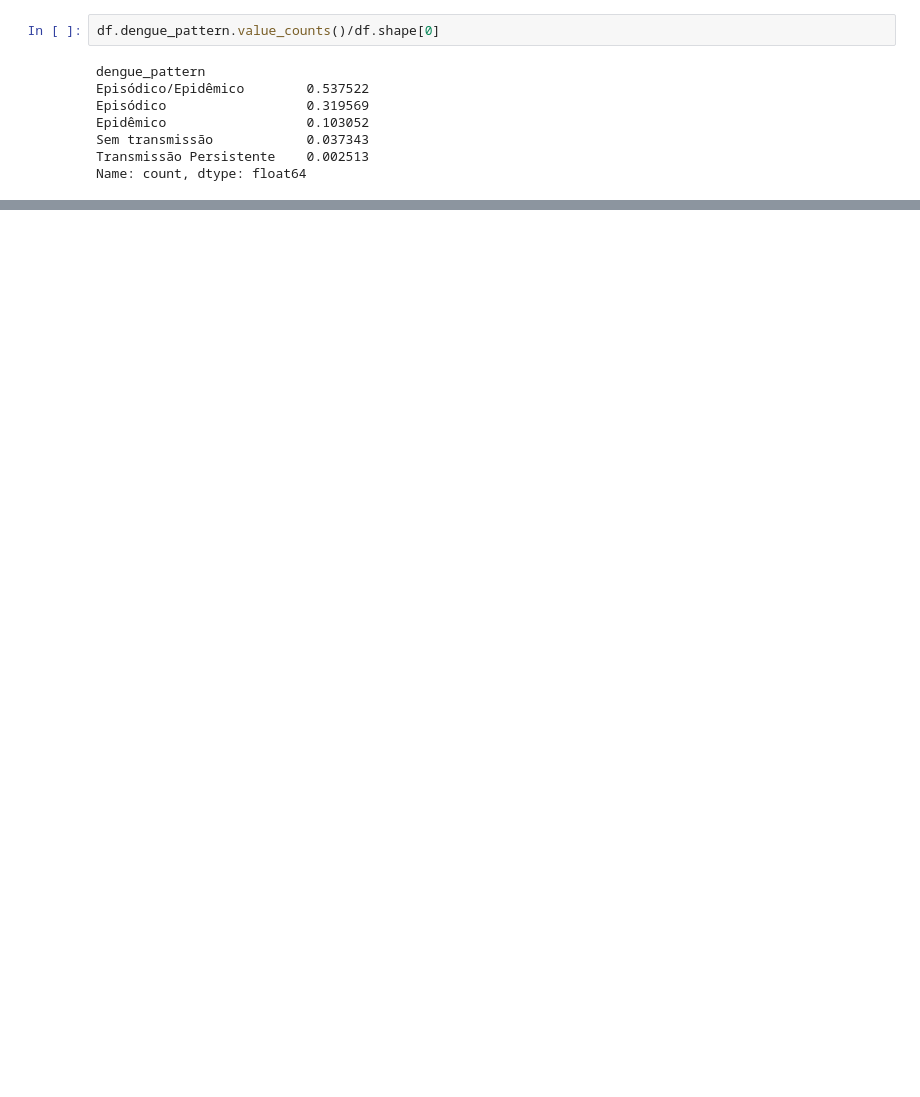
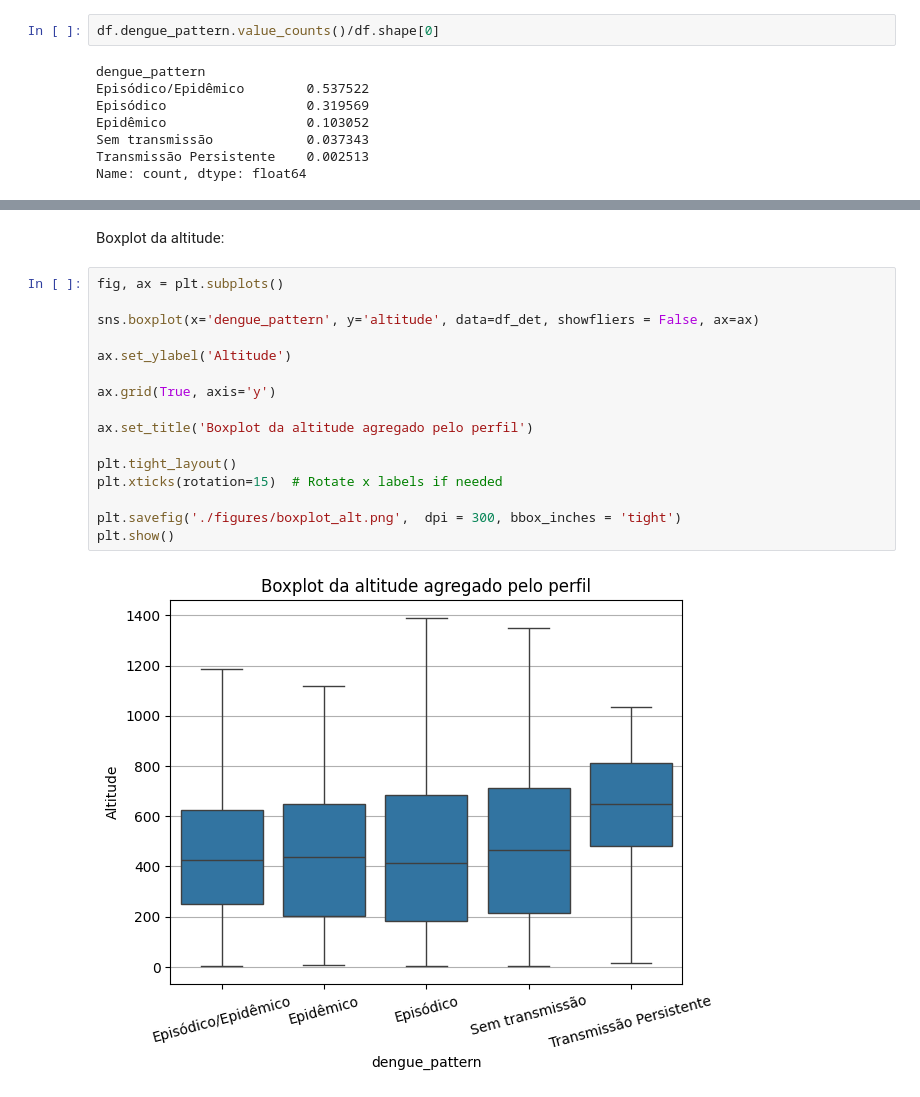
Before and after one commit to iasmimalmeida/Epidynamics, a Jupyter notebook: make_boxplot.ipynb, the cells around one changed output, grey strips where cells are left out. Saved outputs shown, nothing was run; the diff lists cells and outputs as text; blank space fills up the shorter version.

```diff
--- a/make_boxplot.ipynb
+++ b/make_boxplot.ipynb
@@ -58,0 +125,20 @@ plt.show()
+# %% [markdown]
+Boxplot da altitude:
+# %%
+fig, ax = plt.subplots()
+
+sns.boxplot(x='dengue_pattern', y='altitude', data=df_det, showfliers = False, ax=ax)
+
+ax.set_ylabel('Altitude')
+
+ax.grid(True, axis='y')
+
+ax.set_title('Boxplot da altitude agregado pelo perfil')
+
+plt.tight_layout()
+plt.xticks(rotation=15)  # Rotate x labels if needed
+
+plt.savefig('./figures/boxplot_alt.png',  dpi = 300, bbox_inches = 'tight')
+plt.show()
+# %% [output]
+[figure, added]
```
Also changed, not shown: parts of 12 cells of this notebook, 6 other files.
